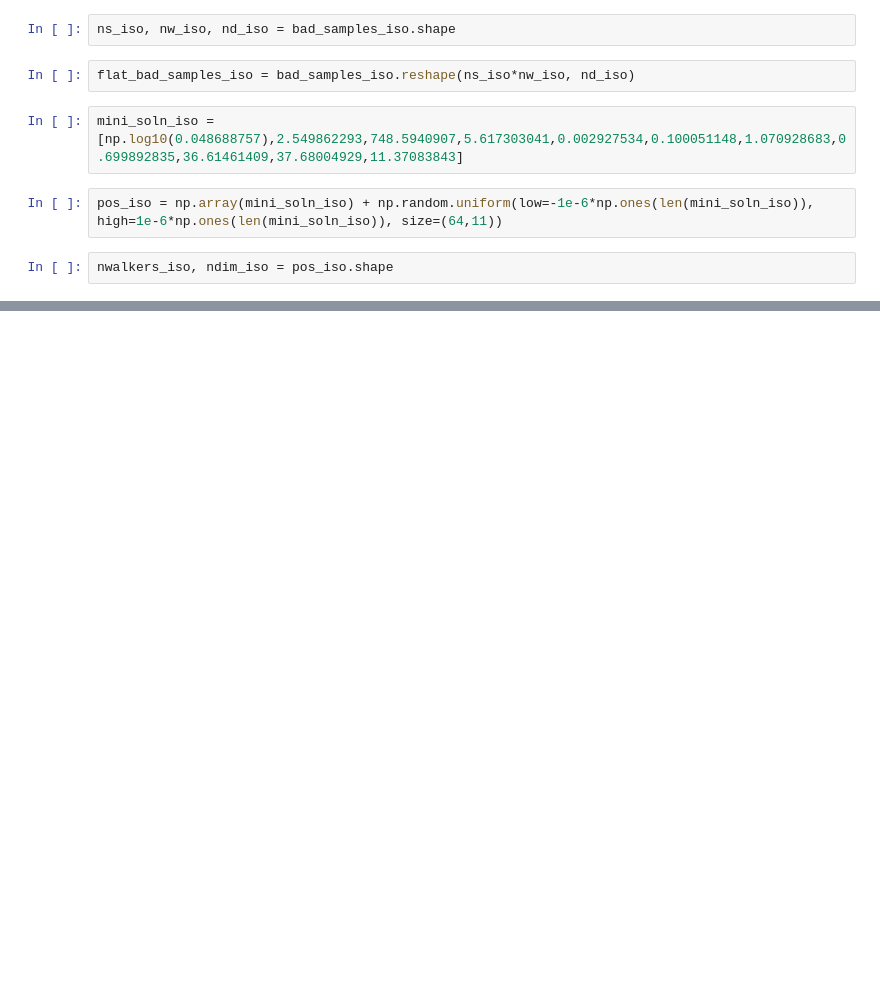
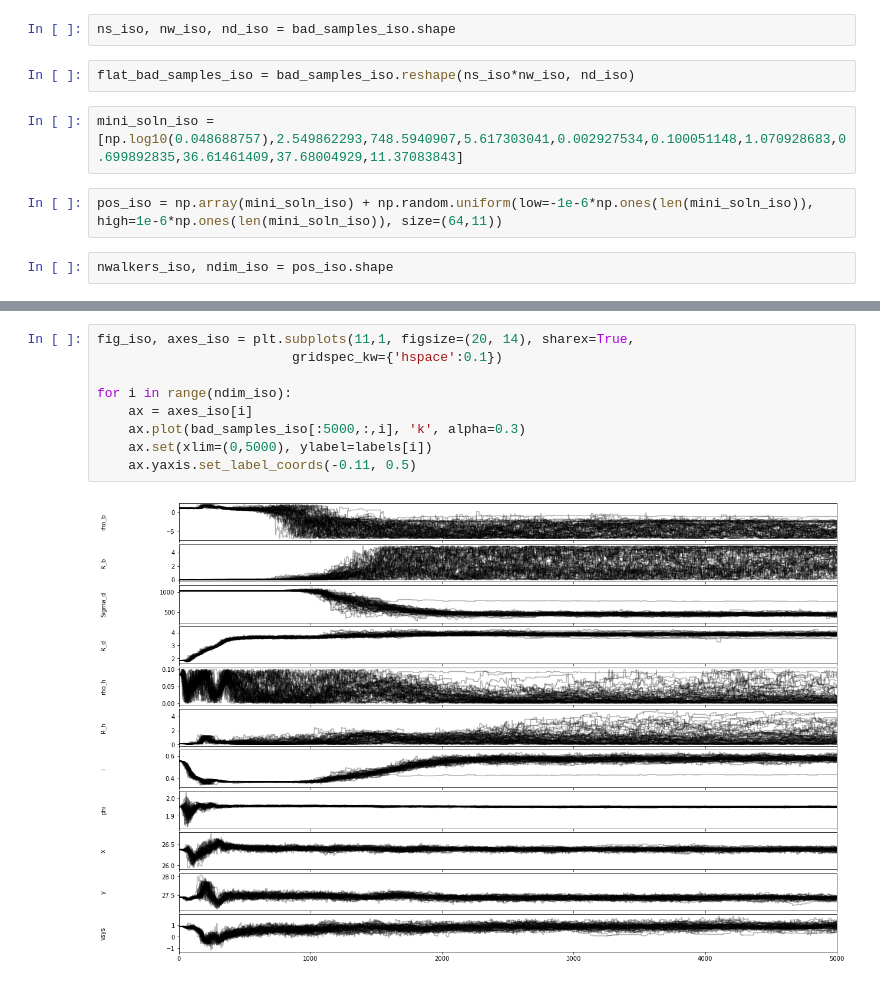
Before and after one commit to yzh250/RotationCurve, a Jupyter notebook: 2D_RC/main/MCMC.ipynb, the cells around one changed output, grey strips where cells are left out. Saved outputs shown, nothing was run; the diff lists cells and outputs as text; blank space fills up the shorter version.

```diff
--- a/2D_RC/main/MCMC.ipynb
+++ b/2D_RC/main/MCMC.ipynb
@@ -91,2 +36,13 @@ for i in range(ndim):
+# %%
+fig_iso, axes_iso = plt.subplots(11,1, figsize=(20, 14), sharex=True,
+                         gridspec_kw={'hspace':0.1})
+
+for i in range(ndim_iso):
+    ax = axes_iso[i]
+    ax.plot(bad_samples_iso[:5000,:,i], 'k', alpha=0.3)
+    ax.set(xlim=(0,5000), ylabel=labels[i])
+    ax.yaxis.set_label_coords(-0.11, 0.5)
+# %% [output]
+[figure, added]
 # %%
 corner.corner(flat_bad_samples_iso, labels=labels,
```
Also changed, not shown: parts of 25 cells of this notebook, 9 other files.
